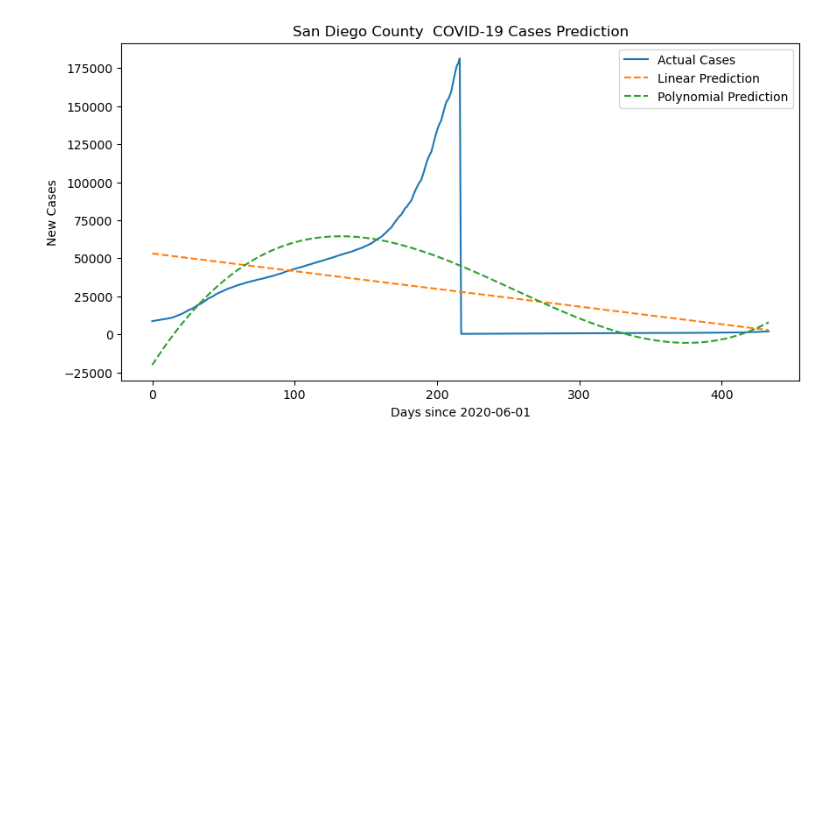
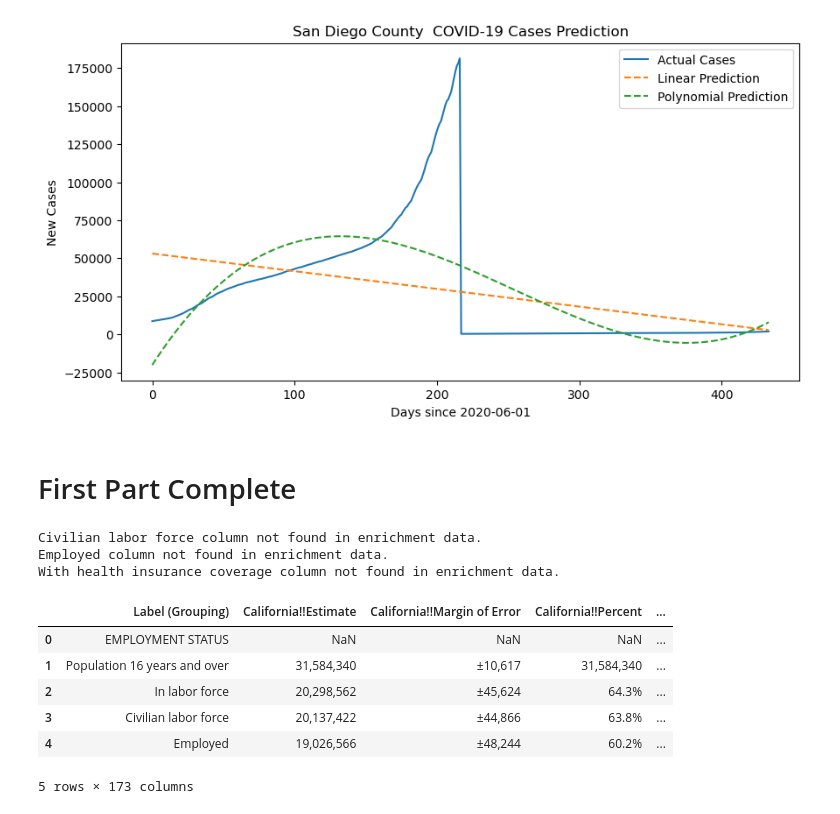
Before and after one commit to hamza890890/Group7ClassProject, a Jupyter notebook: Stage IV/Hamza Ahmed/Stage IV.ipynb, the cells around one changed output. Drawn from its saved outputs; the diff is of its cells as text; code cells hidden in the pictures; blank space fills up the shorter version.

```diff
--- a/Stage IV/Hamza Ahmed/Stage IV.ipynb
+++ b/Stage IV/Hamza Ahmed/Stage IV.ipynb
@@ -92,3 +92,51 @@ for county in top_counties:
 [figure]
 [figure]
 [figure]
+# %% [markdown]
+# First Part Complete
+# %%
+import pandas as pd
+import numpy as np
+from scipy import stats
+
+# Load enrichment data and COVID data for California
+enrichment_data = pd.read_csv(r"C:\Users\bluev\Downloads\5_states_and_CA.csv")
+covid_data = pd.read_csv(r"C:\Users\bluev\Downloads\Group7ClassProject\Stage II\Hamza Ahmed\filtered_super_dates_June2020_Jan2021_and_6_states.csv")
+
+# Step 1: Reshape enrichment data to make rows into columns
+# Filter rows that are of interest and pivot them into a single-row DataFrame
+columns_of_interest = ["Civilian labor force", "Employed", "With health insurance coverage"]
+enrichment_data_filtered = enrichment_data[enrichment_data['Label (Grouping)'].isin(columns_of_interest)]
+enrichment_data_pivoted = enrichment_data_filtered.pivot_table(
+    index=None,
+    columns="Label (Grouping)",
+    values="California!!Estimate"  # Adjust if necessary to use the correct state's column
+).reset_index(drop=True)
+
+# Step 2: Add California average cases per 100k to the pivoted DataFrame
+covid_data_ca = covid_data[covid_data['State'] == 'CA'].copy()
+covid_data_ca['total_cases'] = covid_data_ca[[col for col in covid_data_ca.columns if '_cases' in col]].sum(axis=1)
+covid_data_ca['cases_per_100k'] = (covid_data_ca['total_cases'] / covid_data_ca['population']) * 100000
+california_avg_cases_per_100k = covid_data_ca['cases_per_100k'].mean()
+enrichment_data_pivoted['cases_per_100k'] = california_avg_cases_per_100k
+
+# Step 3: Define T-test function
+def perform_t_test(data, enrichment_column, outcome_column='cases_per_100k'):
+    if enrichment_column not in data.columns:
+        print(f"{enrichment_column} column not found in enrichment data.")
+        return
+
+    median_value = data[enrichment_column].median()
+    high_group = data[data[enrichment_column] > median_value][outcome_column]
+    low_group = data[data[enrichment_column] <= median_value][outcome_column]
+
+    t_stat, p_value = stats.ttest_ind(high_group, low_group, equal_var=False)
+    print(f"T-test for {enrichment_column}: t-statistic = {t_stat:.4f}, p-value = {p_value:.4f}")
+
+# Step 4: Perform T-tests for selected variables
+for column in columns_of_interest:
+    perform_t_test(enrichment_data_pivoted, column)
+# %% [output]
+Civilian labor force column not found in enrichment data.
+Employed column not found in enrichment data.
+With health insurance coverage column not found in enrichment data.
@@ -94,0 +145,10 @@ for county in top_counties:
+# %%
+e_data.head()
+# %% [output]
+|  | Label (Grouping) | California!!Estimate | California!!Margin of Error | California!!Percent | ... |
+| 0 | EMPLOYMENT STATUS | NaN | NaN | NaN | ... |
+| 1 | Population 16 years and over | 31,584,340 | ±10,617 | 31,584,340 | ... |
+| 2 | In labor force | 20,298,562 | ±45,624 | 64.3% | ... |
+| 3 | Civilian labor force | 20,137,422 | ±44,866 | 63.8% | ... |
+| 4 | Employed | 19,026,566 | ±48,244 | 60.2% | ... |
+5 rows × 173 columns
```
Also changed, not shown: parts of 14 cells of this notebook.
